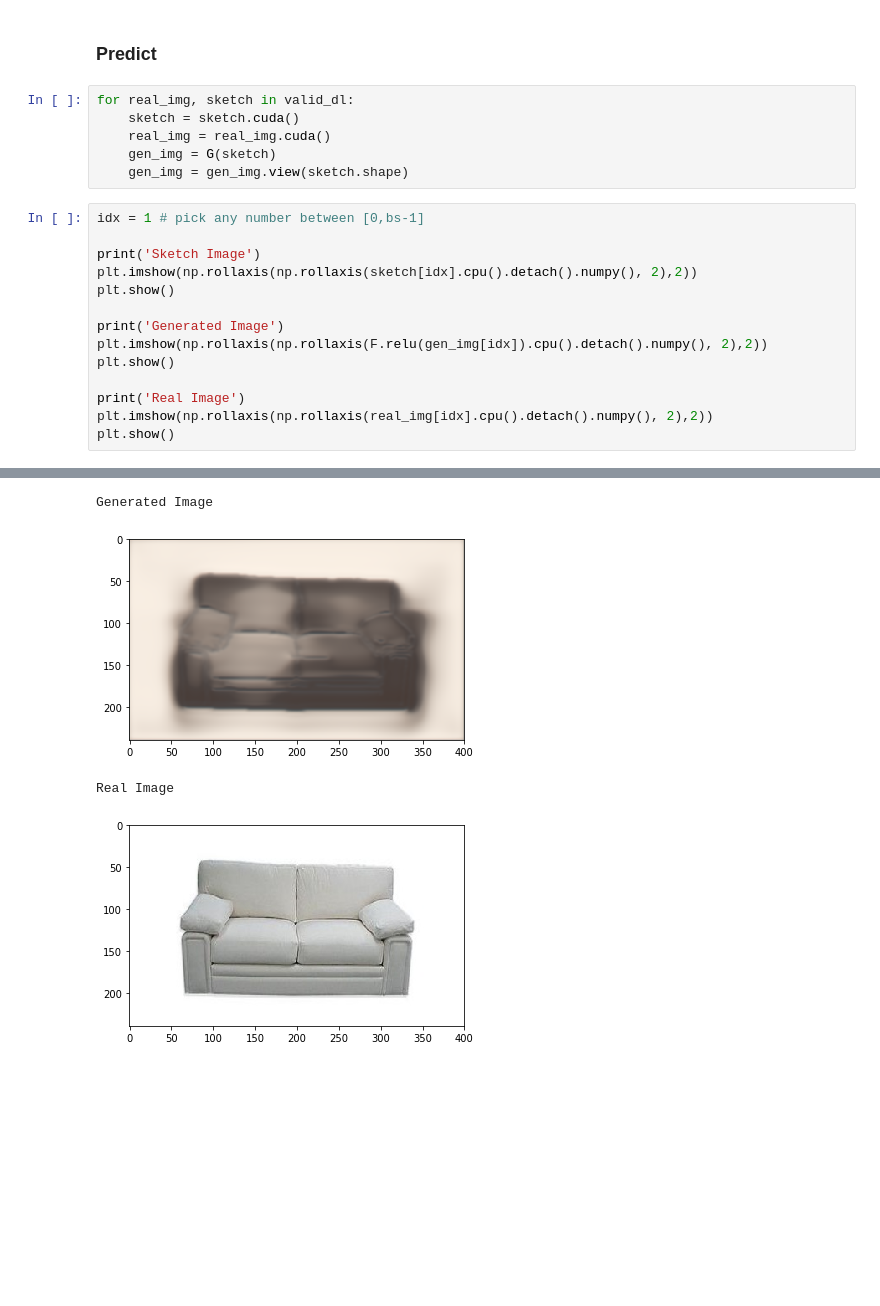
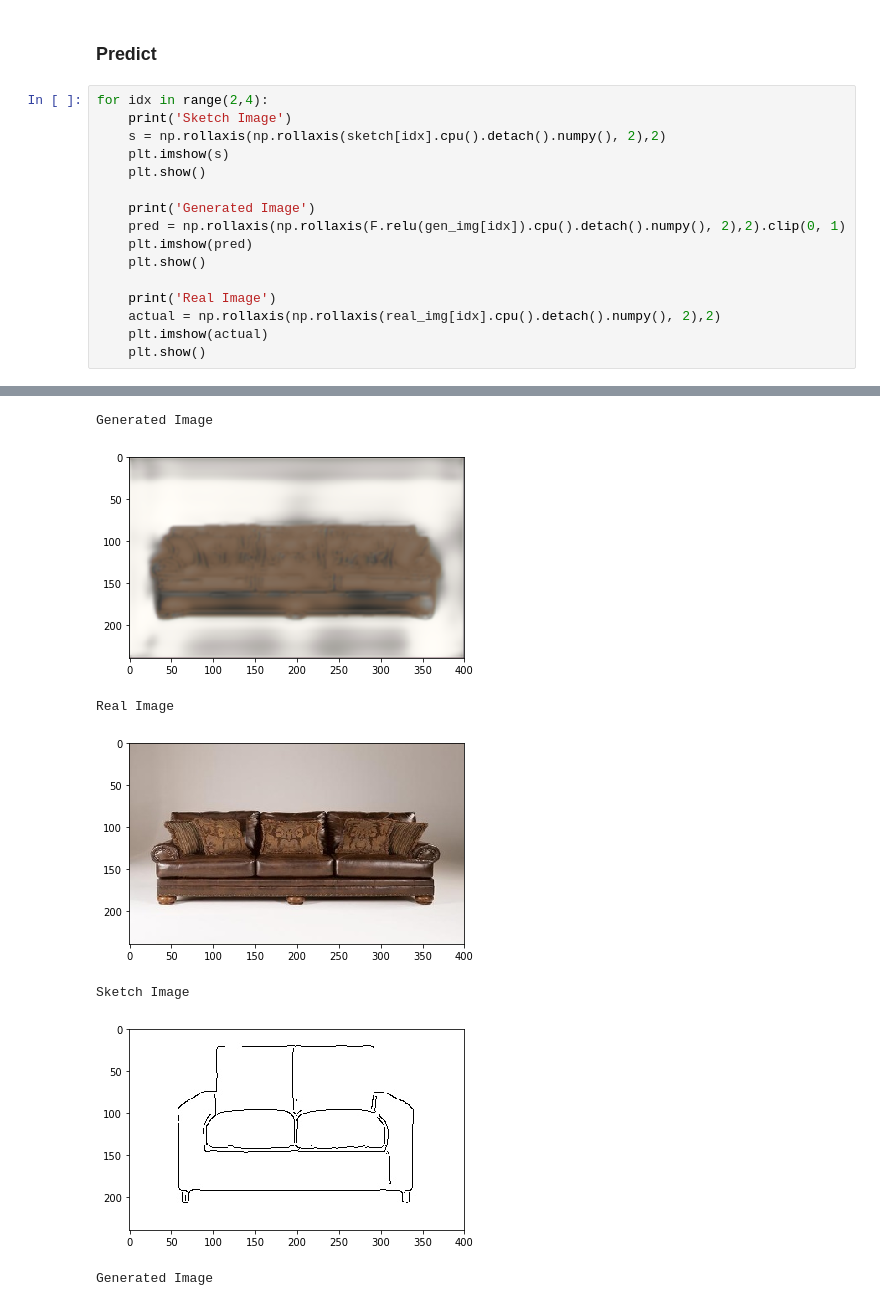
Before and after one commit to nina-hua/DesignGenerator, a Jupyter notebook: SimpleGAN.ipynb, the cells around one changed output, grey strips where cells are left out. Drawn from its saved outputs; the diff is of its cells as text; blank space fills up the shorter version.

```diff
--- a/SimpleGAN.ipynb
+++ b/SimpleGAN.ipynb
@@ -259,24 +277,20 @@ D train loss: 0.05842462299158797 G train loss: 2.8592682838439942
 # %% [markdown]
 ### Predict
-# %%
-for real_img, sketch in valid_dl:
-    sketch = sketch.cuda()
-    real_img = real_img.cuda()
-    gen_img = G(sketch)
-    gen_img = gen_img.view(sketch.shape)
 # %%
-idx = 1 # pick any number between [0,bs-1]
+for idx in range(2,4):
+    print('Sketch Image')
+    s = np.rollaxis(np.rollaxis(sketch[idx].cpu().detach().numpy(), 2),2)
+    plt.imshow(s)
+    plt.show()
 
-print('Sketch Image')
-plt.imshow(np.rollaxis(np.rollaxis(sketch[idx].cpu().detach().numpy(), 2),2))
-plt.show()
+    print('Generated Image')
+    pred = np.rollaxis(np.rollaxis(F.relu(gen_img[idx]).cpu().detach().numpy(), 2),2).clip(0, 1)
+    plt.imshow(pred)
+    plt.show()
 
-print('Generated Image')
-plt.imshow(np.rollaxis(np.rollaxis(F.relu(gen_img[idx]).cpu().detach().numpy(), 2),2))
-plt.show()
-
-print('Real Image')
-plt.imshow(np.rollaxis(np.rollaxis(real_img[idx].cpu().detach().numpy(), 2),2))
-plt.show()
+    print('Real Image')
+    actual = np.rollaxis(np.rollaxis(real_img[idx].cpu().detach().numpy(), 2),2)
+    plt.imshow(actual)
+    plt.show()
 # %% [output]
 Sketch Image
@@ -284,4 +298,7 @@ Sketch Image
 Generated Image
-[figure, old version]
+[figure, new version]
 Real Image
-[figure, old version]
+[figure, new version]
+Sketch Image
+[figure, added]
+Generated Image
```
Also changed, not shown: parts of 6 cells of this notebook.
